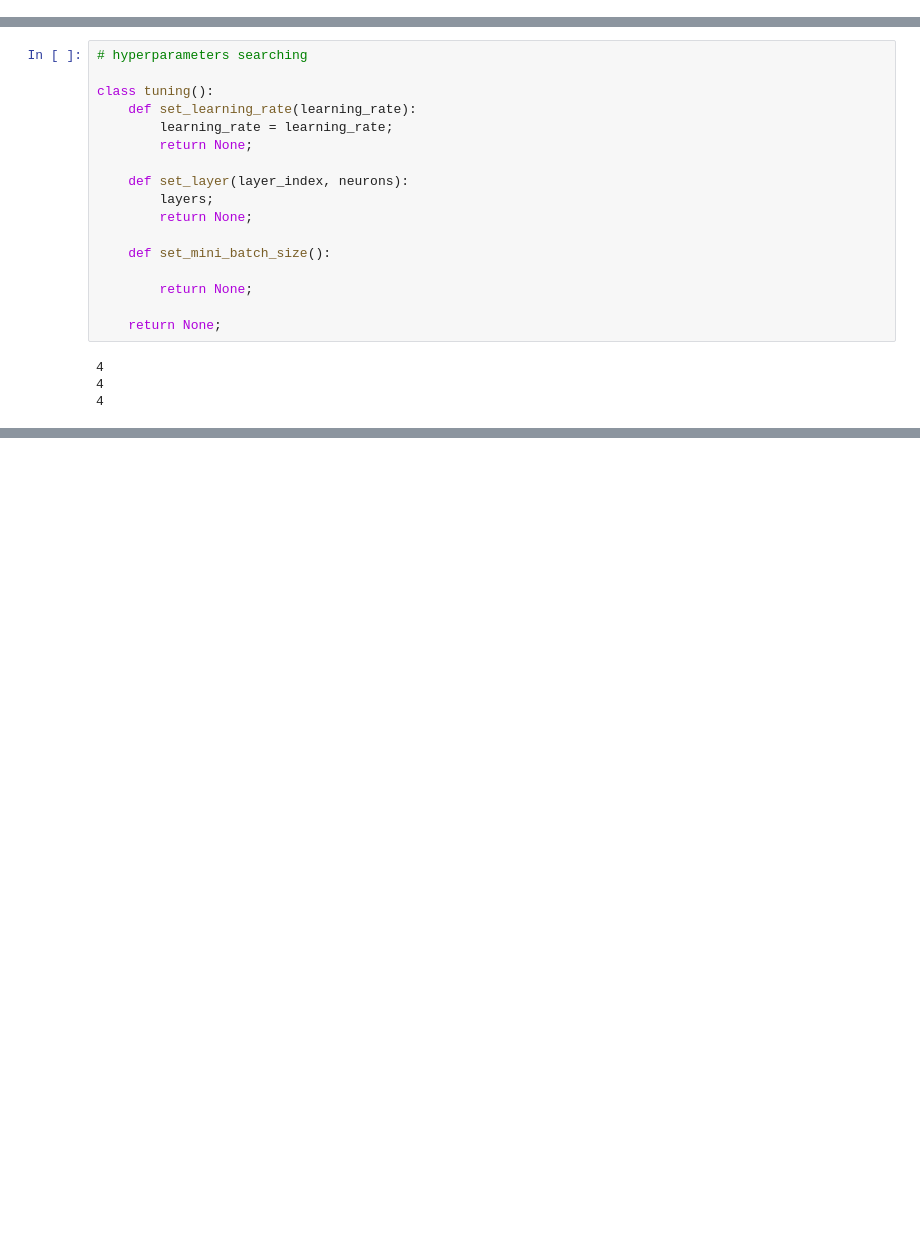
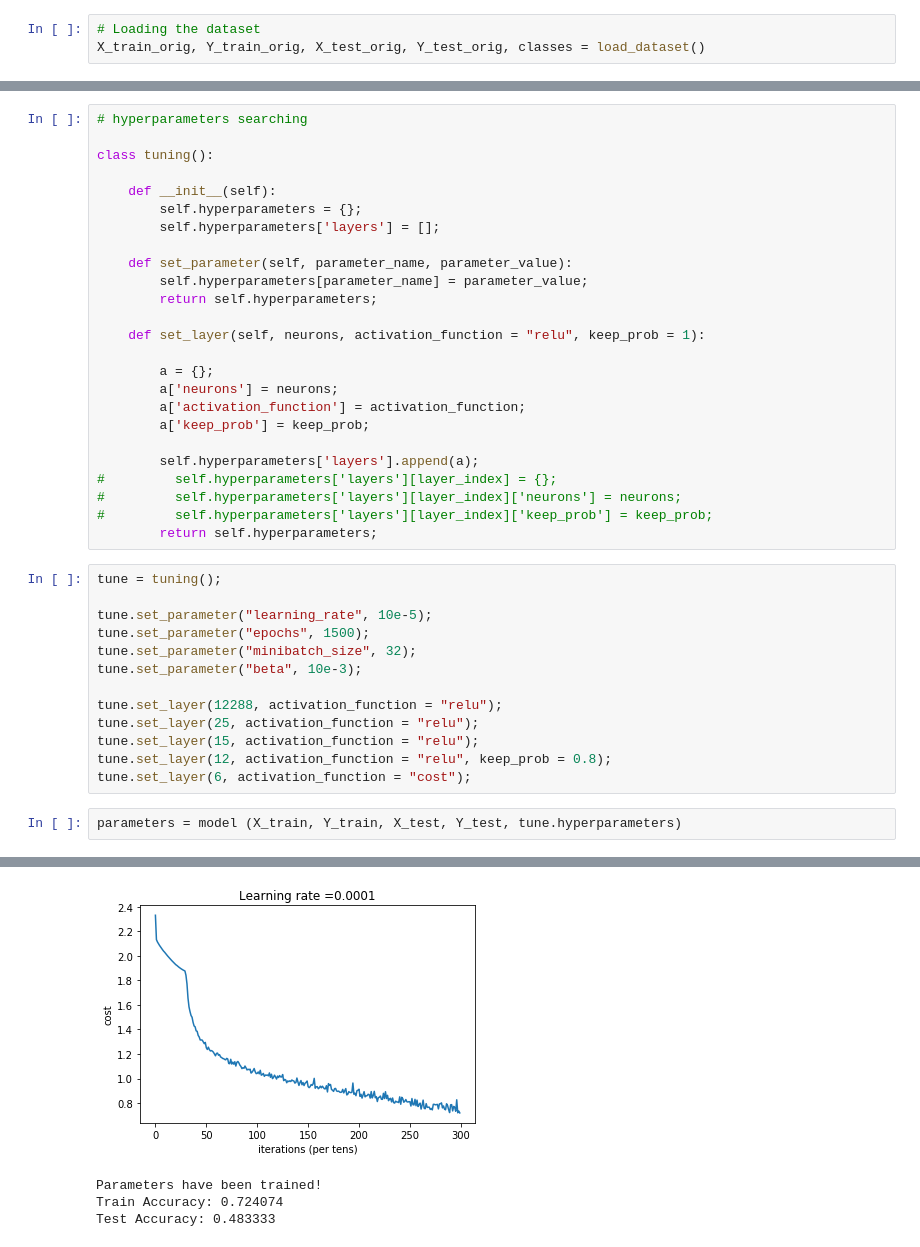
Before and after one commit to zhasulan/Deep-Learning-Assignments, a Jupyter notebook: 2 Improving Deep Neural Networks Hyperparameter tuning, Regularization and Optimization/Week 7/My Tensorflow.ipynb, the cells around one changed output, grey strips where cells are left out. Cells and saved outputs as stored; diff of their text form; blank space fills up the shorter version.

```diff
--- a/2 Improving Deep Neural Networks Hyperparameter tuning, Regularization and Optimization/Week 7/My Tensorflow.ipynb
+++ b/2 Improving Deep Neural Networks Hyperparameter tuning, Regularization and Optimization/Week 7/My Tensorflow.ipynb
@@ -2,0 +13,3 @@
+# %%
+# Loading the dataset
+X_train_orig, Y_train_orig, X_test_orig, Y_test_orig, classes = load_dataset()
@@ -82,21 +317,41 @@ def model (X_train, Y_train, X_test, Y_test, hyperparameters):
-# %%
-# hyperparameters searching
-
-class tuning():
-    def set_learning_rate(learning_rate):
-        learning_rate = learning_rate;
-        return None;
-
-    def set_layer(layer_index, neurons):
-        layers;
-        return None;
-
-    def set_mini_batch_size():
-
-        return None;
-
-    return None;
-# %% [output]
-4
-4
-4
+# %%
+# hyperparameters searching
+
+class tuning():
+
+    def __init__(self):
+        self.hyperparameters = {};
+        self.hyperparameters['layers'] = [];
+
+    def set_parameter(self, parameter_name, parameter_value):
+        self.hyperparameters[parameter_name] = parameter_value;
+        return self.hyperparameters;
+
+    def set_layer(self, neurons, activation_function = "relu", keep_prob = 1):
+
+        a = {};
+        a['neurons'] = neurons;
+        a['activation_function'] = activation_function;
+        a['keep_prob'] = keep_prob;
+
+        self.hyperparameters['layers'].append(a);
+#         self.hyperparameters['layers'][layer_index] = {};
+#         self.hyperparameters['layers'][layer_index]['neurons'] = neurons;
+#         self.hyperparameters['layers'][layer_index]['keep_prob'] = keep_prob;
+        return self.hyperparameters;
+# %%
+tune = tuning();
+
+tune.set_parameter("learning_rate", 10e-5);
+tune.set_parameter("epochs", 1500);
+tune.set_parameter("minibatch_size", 32);
+tune.set_parameter("beta", 10e-3);
+
+tune.set_layer(12288, activation_function = "relu");
+tune.set_layer(25, activation_function = "relu");
+tune.set_layer(15, activation_function = "relu");
+tune.set_layer(12, activation_function = "relu", keep_prob = 0.8);
+tune.set_layer(6, activation_function = "cost");
+# %%
+parameters = model (X_train, Y_train, X_test, Y_test, tune.hyperparameters)
+# %% [output]
@@ -102,0 +373,4 @@ class tuning():
+[figure, added]
+Parameters have been trained!
+Train Accuracy: 0.724074
+Test Accuracy: 0.483333
```
Also changed, not shown: parts of 11 cells of this notebook, 5 other files.
